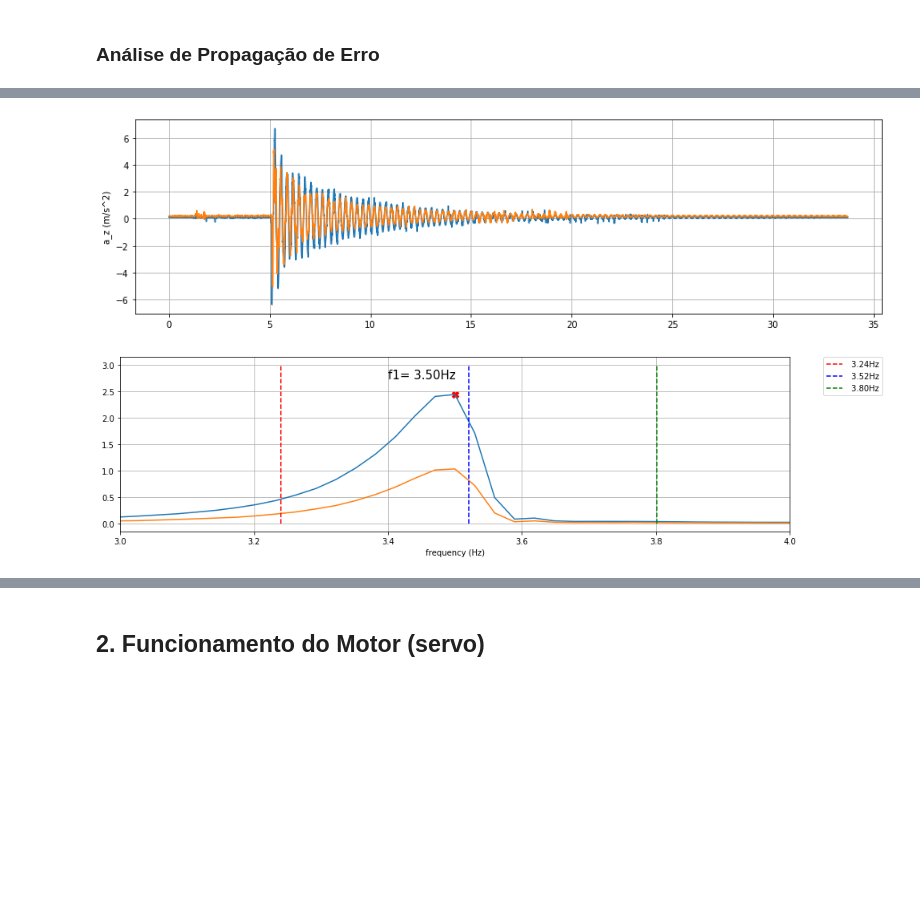
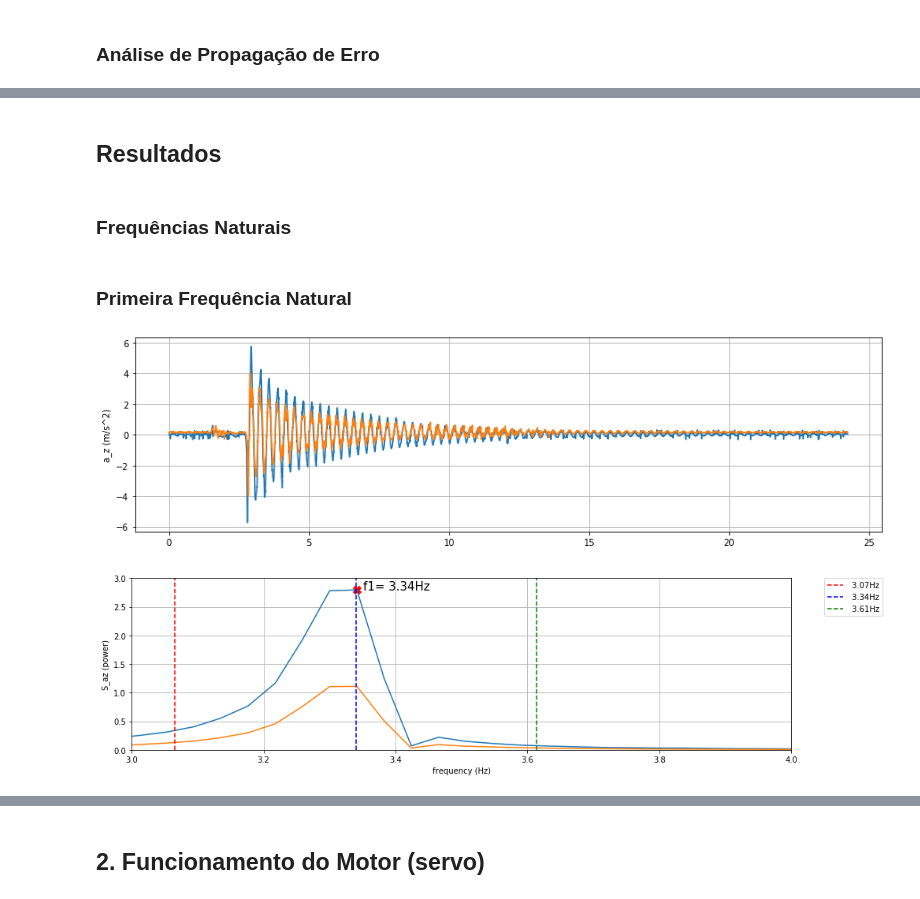
Before and after one commit to lucasborges-ec/FinalProject, a Jupyter notebook: FinalProject_v2.ipynb, the cells around one changed output, grey strips where cells are left out. Saved outputs shown, nothing was run; the diff lists cells and outputs as text; code cells hidden in the pictures; blank space fills up the shorter version.

```diff
--- a/FinalProject_v2.ipynb
+++ b/FinalProject_v2.ipynb
@@ -89,7 +89,7 @@ O modelo real é dotado das seguintes características:
 Ec=30*10**9
 L = 4
 h = 0.15
-b = 0.220480598
+b = .2204805980179104807348
 Ip = (b*h**3)/12
 
 Ir = 2*Ip
@@ -98,7 +98,7 @@ EIr = Ec*Ir
 k  = 12*EIr/L/L/L
 
 m1 = 30000
-m2 = m1*.821825125
+m2 = m1*0.8958784693666932
 # %% [markdown]
 ### Matrizes de Rigidez e Massa
 # %%
@@ -420,17 +426,31 @@ print('--------------------------------------------','\n',
 # %%
 #----------------------------------#
 Ea = 71*10**9
+
 h = st.norm(mi_e/1000,sigma_e/1000)
 b = st.norm(mi_L/1000,sigma_L/1000)
 
-def autoval(E,b,h,L,m1,m2):
+
+
+m1 = .141577802500
+m2 = .126836505000
+
+
+
+
+erro_m = 0.05
+m1r = st.norm(m1,m1*erro_m)
+m2r = st.norm(m2,m2*erro_m)
+
+def autoval(E, b, h, L, m1r, m2r):
     I = (b*h**3)/12
     K = 12*Ea*I/(L*L*L)
-    Kr = np.array([[2*K,-2*K],
+    Kr = np.array([[ 2*K,-2*K],
                    [-2*K, 4*K]])
 
-    Mr = np.array([ [m1,  0,],
-               [0,  m2,]])
+
+    Mr = np.array([[m1r[i],       0],
+                   [     0,  m2r[i]]])
     w21,Phi1 = sc.eig(Kr,Mr)
 
 
@@ -448,13 +468,14 @@ def autoval(E,b,h,L,m1,m2):
 n = 100000
 hh = h.rvs(n)
 bb = b.rvs(n)
-
+mm1r = m1r.rvs(n)
+mm2r = m2r.rvs(n)
 fi = []
 fi2 = []
 
 for i in range(n):
 
-    f1,f2 = autoval(Ea,bb[i],hh[i],L,m1,m2)
+    f1,f2 = autoval(Ea,bb[i],hh[i],L,mm1r,mm2r)
     fi += [f1]
     fi2 += [f2]
 
@@ -488,12 +537,18 @@ print('---------------------------------------','\n',
+# %% [markdown]
+## Resultados
+# %% [markdown]
+### Frequências Naturais
+# %% [markdown]
+### Primeira Frequência Natural
 # %%
-filename='leitura_excitador/2019-11-15__16-34-07'
+filename='resources/Leituras/freq1'
 
 with gz.open(filename+'.csv.gz', 'rb') as target:
     data =  np.genfromtxt(target,
                           delimiter=',')
     ti   =  data[1:,0] - data[1,0]
 
-a=MRPy.from_resampling(ti,10*(data[1:,1:]/8096))
+a=MRPy.resampling(ti,10*(data[1:,1:]/8096))
 
 az2   = MRPy(a[0], a.fs)
 t    = a.t_axis()
@@ -517,37 +572,37 @@ f_inf = (np.real(mi_f)-sigma_f)*np.ones(2)
 f_sup = (np.real(mi_f)+sigma_f)*np.ones(2)
 
 
 
 Saz11, fs11 = az1.periodogram()
 f11         = az1.f_axis()
 
 Saz22, fs22 = az2.periodogram()
 f22         = az2.f_axis()
 
-peaks, _ = find_peaks(Saz11[0], height=2)
-
+peaks, _ = find_peaks(Saz11[0], height=2.5)
+fn1 = f11[peaks]
 
 plt.figure(5, figsize=(15, 4), clear=True)
 
 
 plt.plot(f11, Saz11[0])
 plt.plot(f22, Saz22[0])
 
 plt.plot(f_inf, y,'r--', label='{0:5.2f}Hz'.format(np.real(mi_f)-sigma_f))
 plt.plot(f_med, y,'b--', label='{0:5.2f}Hz'.format(np.real(mi_f)))
 plt.plot(f_sup, y,'g--', label='{0:5.2f}Hz'.format(np.real(mi_f)+sigma_f))
 
 
 plt.legend(bbox_to_anchor=(1.05, 1), loc='upper left', borderaxespad=0.)
 
 
-plt.scatter(f11[peaks], Saz11[0,peaks], marker='X', s=70, color='red')
-plt.text(f11[peaks]-0.1, Saz11[0,peaks]+0.3, "f1={0:5.2f}Hz".format(3.49994516), fontsize=15)
+plt.scatter(f11[peaks], Saz11[0,peaks], marker='X', s=100, color='red')
+plt.text(f11[peaks]+0.01, Saz11[0,peaks]+0., "f1={0:5.2f}Hz".format(3.34160082), fontsize=15)
 
 plt.xlim(3, 4);   plt.xlabel('frequency (Hz)')
-#plt.ylim(0,  5);   plt.ylabel('S_az (power)')
+plt.ylim(0,  3);   plt.ylabel('S_az (power)')
 
 plt.grid(True)
 # %% [output]
-[figure, old version]
+[figure, new version]
-[figure, old version]
+[figure, new version]
```
Also changed, not shown: parts of 68 cells of this notebook, 47 other files.
